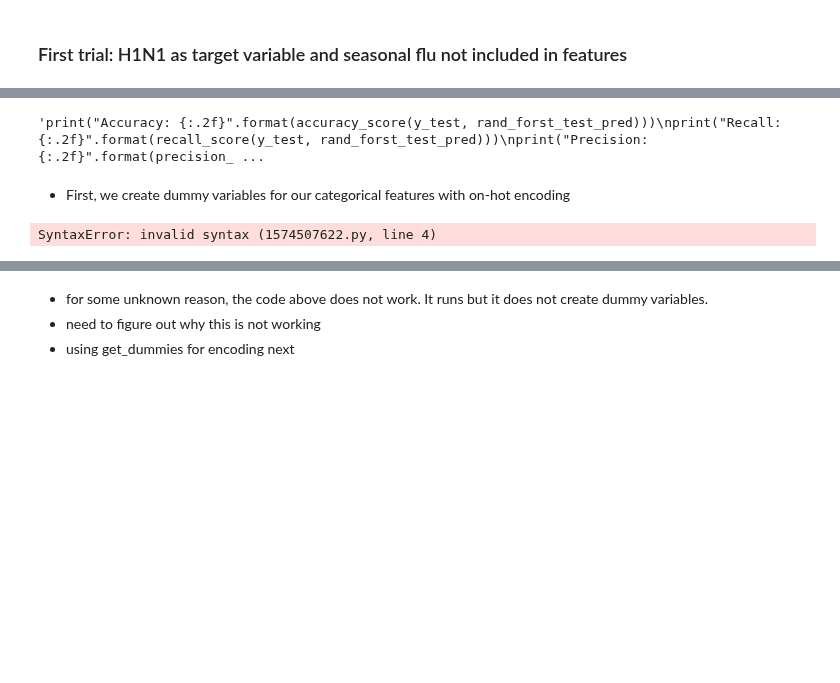
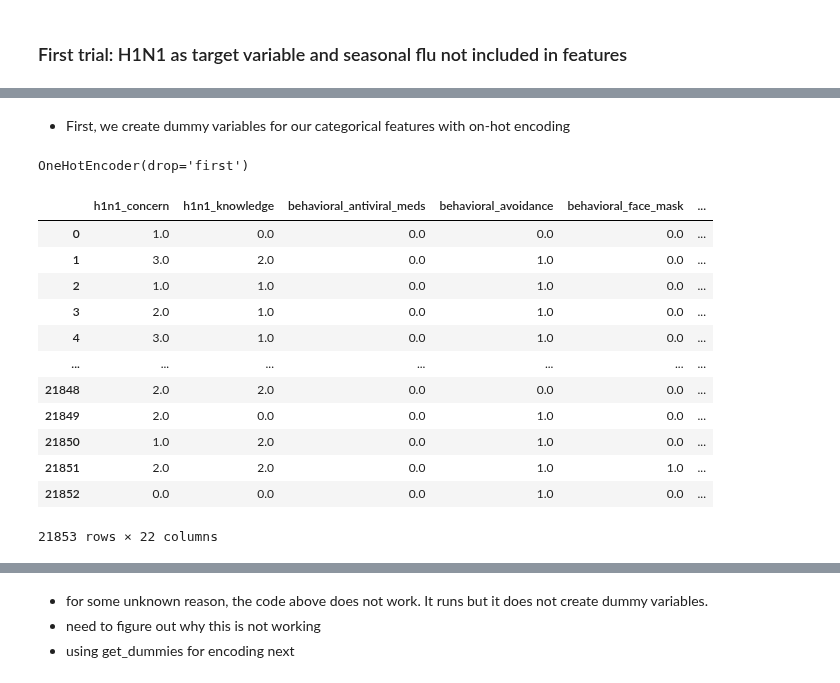
Before and after one commit to RayKwame/TheFluShot, a Jupyter notebook: notebooks/SHAP_values.ipynb, the cells around one changed output, grey strips where cells are left out. Drawn from its saved outputs; the diff is of its cells as text; code cells hidden in the pictures; blank space fills up the shorter version.

```diff
--- a/notebooks/SHAP_values.ipynb
+++ b/notebooks/SHAP_values.ipynb
@@ -97,21 +92,11 @@ rand_forst_test_pred = full_pipeline_rand_forst.predict(X_test)'''
-# %%
-'''print("Accuracy: {:.2f}".format(accuracy_score(y_test, rand_forst_test_pred)))
-print("Recall: {:.2f}".format(recall_score(y_test, rand_forst_test_pred)))
-print("Precision: {:.2f}".format(precision_score(y_test, rand_forst_test_pred)))
-print("F1: {:.2f}".format(f1_score(y_test, rand_forst_test_pred)))
-print("ROC: {:.2f}".format(roc_auc_score(y_test, rand_forst_test_pred)))'''
-# %% [output]
-'print("Accuracy: {:.2f}".format(accuracy_score(y_test, rand_forst_test_pred)))\nprint("Recall: {:.2f}".format(recall_score(y_test, rand_forst_test_pred)))\nprint("Precision: {:.2f}".format(precision_ ...
 # %% [markdown]
 - First, we create dummy variables for our categorical features with on-hot encoding
 # %%
 cat_features = list(X.columns)
 # %%
-
-
-encoder = ColumnTransformer([('cat', OneHotEncoder(handle_unknown='error', drop='first'), [0, 1])]
-
+encoder = OneHotEncoder(handle_unknown='error', drop='first').fit(X)
+#encoder = ColumnTransformer([('cat', OneHotEncoder(handle_unknown='error', drop='first'), [0, 1])]
 #encoder = OneHotEncoder(handle_unknown='error', drop='first')
-encoder.fit_transform(X)
+encoder.fit(X)
 # %% [output]
-SyntaxError: invalid syntax (1574507622.py, line 4)
+OneHotEncoder(drop='first')
@@ -117,0 +105,17 @@ SyntaxError: invalid syntax (1574507622.py, line 4)
+# %%
+floats = df.select_dtypes(include=['float64'])
+floats
+# %% [output]
+|  | h1n1_concern | h1n1_knowledge | behavioral_antiviral_meds | behavioral_avoidance | behavioral_face_mask | ... |
+| 0 | 1.0 | 0.0 | 0.0 | 0.0 | 0.0 | ... |
+| 1 | 3.0 | 2.0 | 0.0 | 1.0 | 0.0 | ... |
+| 2 | 1.0 | 1.0 | 0.0 | 1.0 | 0.0 | ... |
+| 3 | 2.0 | 1.0 | 0.0 | 1.0 | 0.0 | ... |
+| 4 | 3.0 | 1.0 | 0.0 | 1.0 | 0.0 | ... |
+| ... | ... | ... | ... | ... | ... | ... |
+| 21848 | 2.0 | 2.0 | 0.0 | 0.0 | 0.0 | ... |
+| 21849 | 2.0 | 0.0 | 0.0 | 1.0 | 0.0 | ... |
+| 21850 | 1.0 | 2.0 | 0.0 | 1.0 | 0.0 | ... |
+| 21851 | 2.0 | 2.0 | 0.0 | 1.0 | 1.0 | ... |
+| 21852 | 0.0 | 0.0 | 0.0 | 1.0 | 0.0 | ... |
+21853 rows × 22 columns
```
Also changed, not shown: parts of 12 cells of this notebook, 1 other file.
